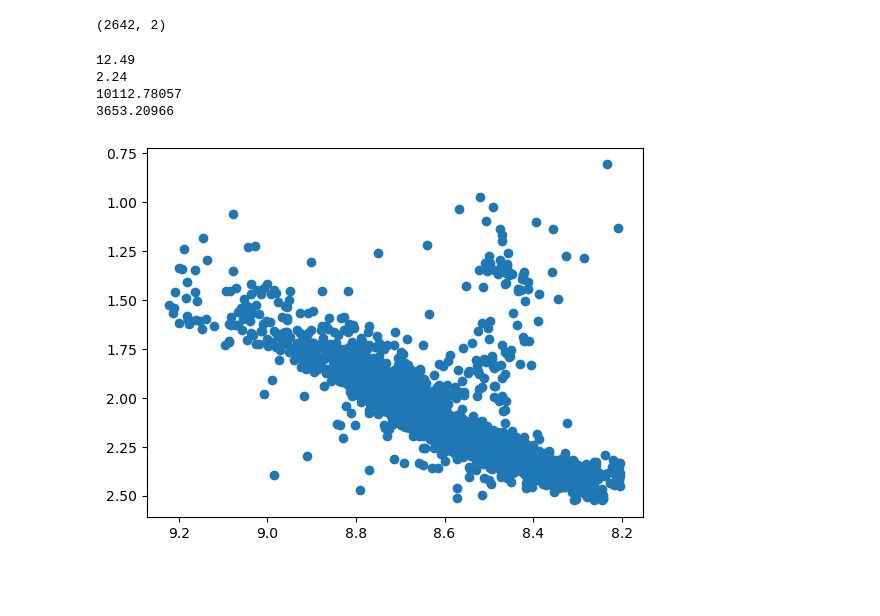
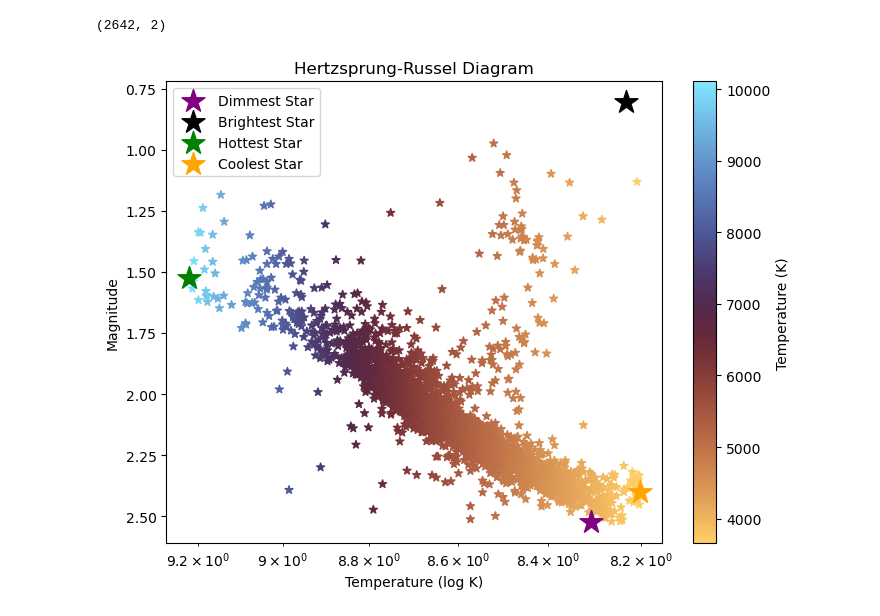
Before and after one commit to annikahattankutter-maker/annika, a Jupyter notebook: homework7/hr_diagaram.ipynb, the cells around one changed output. Saved outputs shown, nothing was run; the diff lists cells and outputs as text; code cells hidden in the pictures; blank space fills up the shorter version.

```diff
--- a/homework7/hr_diagaram.ipynb
+++ b/homework7/hr_diagaram.ipynb
@@ -20,26 +20,33 @@ np.shape(data) # 2642 rows
 magnitude = data[:, 0]
 temperature = data[:, 1]
 
-print(magnitude.max()) # dimmest star
-print(magnitude.min()) # brightest star
-
-print(temperature.max()) # hottest star
-print(temperature.min()) # coolest star
+mdim = np.argmax(magnitude)   # dimmest star
+mbright = np.argmin(magnitude)  # brightest star
+t_hot = np.argmax(temperature)  # hottest star
+tcool = np.argmin(temperature)  # coolest star
-# %% [output]
-12.49
-2.24
-10112.78057
-3653.20966
 # %%
 log_magnitude = np.log(magnitude)
 log_temperature = np.log(temperature)
 
-plt.plot(figsize = (8, 6))
-plt.scatter(log_temperature, log_magnitude)
+plt.figure(figsize = (8, 6))
+sc = plt.scatter(log_temperature, log_magnitude, marker = '*', c = temperature, cmap = 'managua')
+plt.scatter(log_temperature[mdim], log_magnitude[mdim], color = 'purple', s = 300, marker = '*', label = 'Dimmest Star')
+plt.scatter(log_temperature[mbright], log_magnitude[mbright], color = 'black', s = 300, marker = '*', label = 'Brightest Star')
+plt.scatter(log_temperature[t_hot], log_magnitude[t_hot], color = 'green', s = 300, marker = '*', label = 'Hottest Star')
+plt.scatter(log_temperature[tcool], log_magnitude[tcool], color = 'orange', s = 300, marker = '*', label = 'Coolest Star')
+
+plt.xscale('log')
+
+plt.colorbar(sc, label='Temperature (K)')
 
 plt.gca().invert_xaxis()
 plt.gca().invert_yaxis()
 
+plt.title('Hertzsprung-Russel Diagram')
+plt.xlabel('Temperature (log K)')
+plt.ylabel('Magnitude')
+
+plt.legend()
 plt.show()
 # %% [output]
-[figure, old version]
+[figure, new version]
```
Also changed, not shown: 3 other files.
